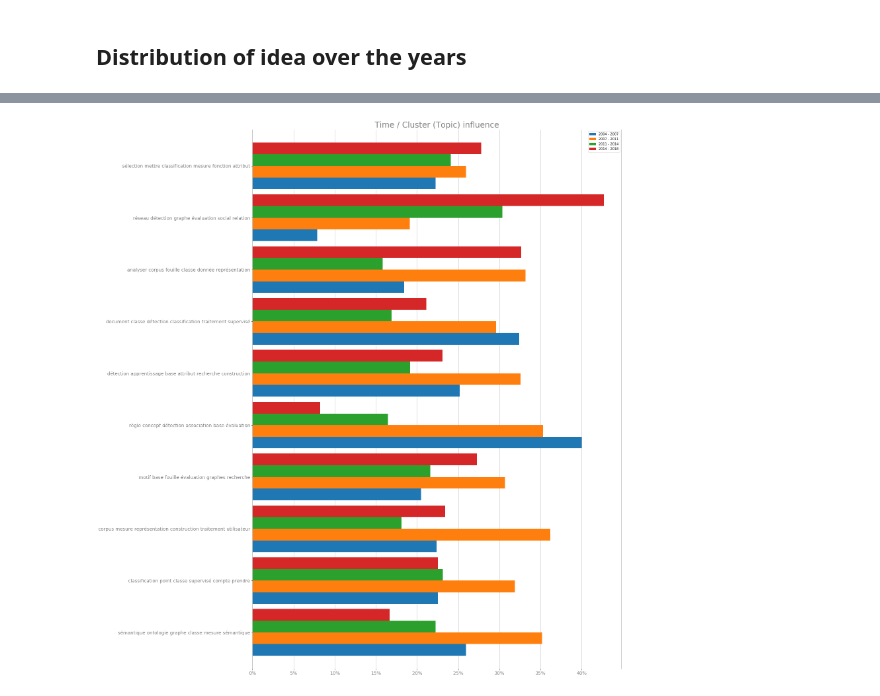
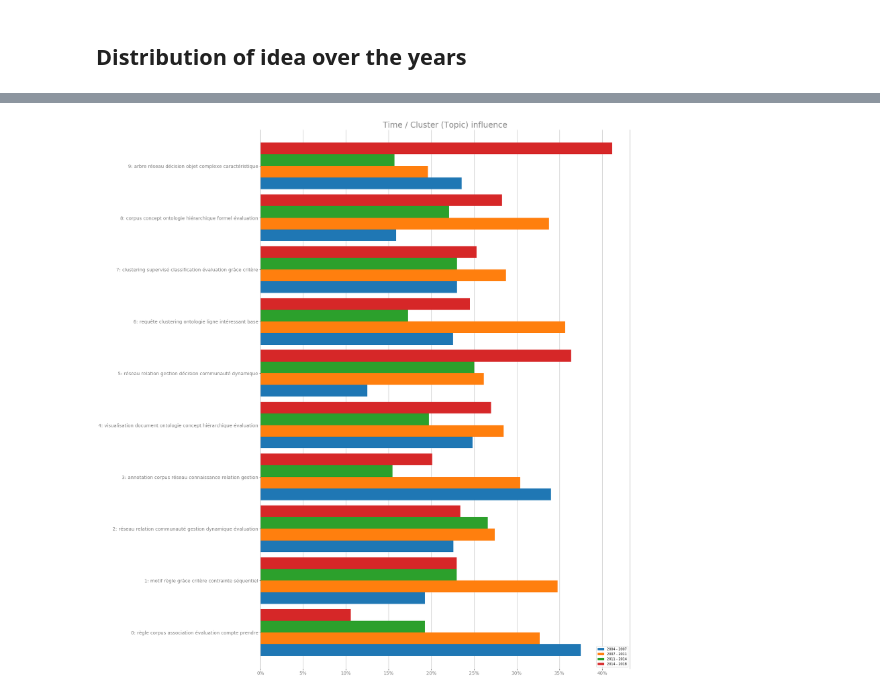
Before and after one commit to pchampio/EGC-2020, a Jupyter notebook: summary.ipynb, the cells around one changed output, grey strips where cells are left out. Saved outputs shown, nothing was run; the diff lists cells and outputs as text; code cells hidden in the pictures.

Commit message:
:boom: more plot
Former-commit-id: 5aea440a5fc1ee72da08d3ee468a97dc979095c5

```diff
--- a/summary.ipynb
+++ b/summary.ipynb
@@ -69,8 +71,8 @@ display(df[['lem_prepro_title' ,'lem_prepro_abstract']].head())
 # %%
 # Custom Stop words
 custom_stop_words = ['algorithme', 'étude', 'méthode', 'approche', 'nouvelle', 'algorithme', 'automatique', 'système'
-                    'source', 'exemple', 'concevoir', 'ensuite', 'définir', 'effectuer', 'permettre', "ainsi", "entre",
-                    'souvent', 'utiliser', 'variable', 'technique', 'masse']
+                    'source', 'exemple', 'concevoir', 'ensuite', 'définir', 'effectuer', 'permettre', "ainsi", "entre", 'point', 'base'
+                    'souvent', 'utiliser', 'variable', 'donner', 'technique', 'masse']
 
 stopList = custom_stop_words + open('stoplist.txt','r',encoding='utf-8').read().split('\n')
 
@@ -189,7 +195,7 @@ corpus_for_lda = bow_corpus
 if USE_TF_IDF:
     corpus_for_lda = corpus_tfidf
 
-lda_model = gensim.models.LdaMulticore(corpus_tfidf, num_topics=50, id2word=id2word, passes=20, iterations=400,  workers=4, eval_every=None)
+lda_model = gensim.models.LdaMulticore(corpus_tfidf, num_topics=50, id2word=id2word, passes=10, iterations=100,  workers=4, eval_every=None)
 # %%
 for idx, topic in lda_model.print_topics(-1)[:5]:
     print('\nTopic: {} \nWords: {}'.format(idx, topic))
@@ -289,0 +290,34 @@ if False:
+# %%
+for corpus_type, file in [("Tf-Idf", "coherence_values_per_topics_tfidf.pickle"), ("Bag of wrods","coherence_values_per_topics_bow.pickle")]:
+    # From pickle
+    file = open(file,'rb')
+    (x, coherence_values) = pickle.load(file)
+
+    # Show graph
+    fig_size = plt.rcParams["figure.figsize"]
+    fig_size[0] = 20
+    fig_size[1] = 9
+    plt.rcParams["figure.figsize"] = fig_size
+
+    plt.plot(x, coherence_values)
+    plt.suptitle('Coherence score / Num of Topics in LDA', fontsize= 24, color='gray')
+    plt.title(('Using a ' + corpus_type + ' corpus as input feature for the LDA'),
+                 fontsize=14, fontweight='bold', color='gray')
+    plt.xlabel("Num Topics", color='gray', fontsize=14)
+    plt.ylabel("Coherence score", color='gray', fontsize=14)
+    plt.legend(("coherence_values"), loc='best')
+
+    ## Plot Swagg ##
+    plt.yticks(fontsize=14, rotation=0, color='gray')
+    plt.xticks(fontsize=14, rotation=0, color='gray')
+    plt.gca().get_legend().remove()
+
+    # Less border
+    plt.gca().xaxis.grid(True)
+    plt.gca().yaxis.grid(True)
+    plt.gca().spines['top'].set_visible(False)
+    plt.gca().spines['right'].set_visible(False)
+    plt.gca().spines['left'].set_visible(False)
+    plt.gca().spines['bottom'].set_visible(False)
+
+    plt.show()
@@ -504,31 +541,31 @@ Int64Index([2004, 2007, 2011, 2014, 2018], dtype='int64')
 # %%
 from matplotlib.ticker import FuncFormatter
 
 # Plot
 df_label_count_sampled_year.plot.barh(figsize=(20, 30), width=0.9)
 plt.title('Time / Cluster (Topic) influence', fontsize= 24, color='gray')
 
 ## PlotSwagg ##
 plt.yticks(fontsize=14, rotation=0, color='gray')
 plt.xticks(fontsize=14, rotation=0, color='gray')
 
 # Cleanest Percent
 plt.gca().xaxis.set_major_formatter(FuncFormatter(lambda x, _: '{:.0%}'.format(x)))
-plt.gca().yaxis.set_major_formatter(FuncFormatter(lambda y, _: '{}'.format(" ".join(labels[y]))))
+plt.gca().yaxis.set_major_formatter(FuncFormatter(lambda y, _: '{}: {}'.format(str(y), " ".join(labels[y]))))
 
 # Less border
 plt.gca().xaxis.grid(True)
 plt.gca().spines['top'].set_visible(False)
 plt.gca().spines['bottom'].set_visible(False)
 plt.gca().spines['left'].set_edgecolor('gray')
 plt.gca().spines['right'].set_edgecolor('gray')
 
 # Percent line under the barH
 plt.gca().set_axisbelow(True)
 
 plt.show()
 # %% [output]
-[figure, old version]
+[figure, new version]
 # %%
 # Dump
 if False:
```
Also changed, not shown: parts of 14 cells of this notebook.
